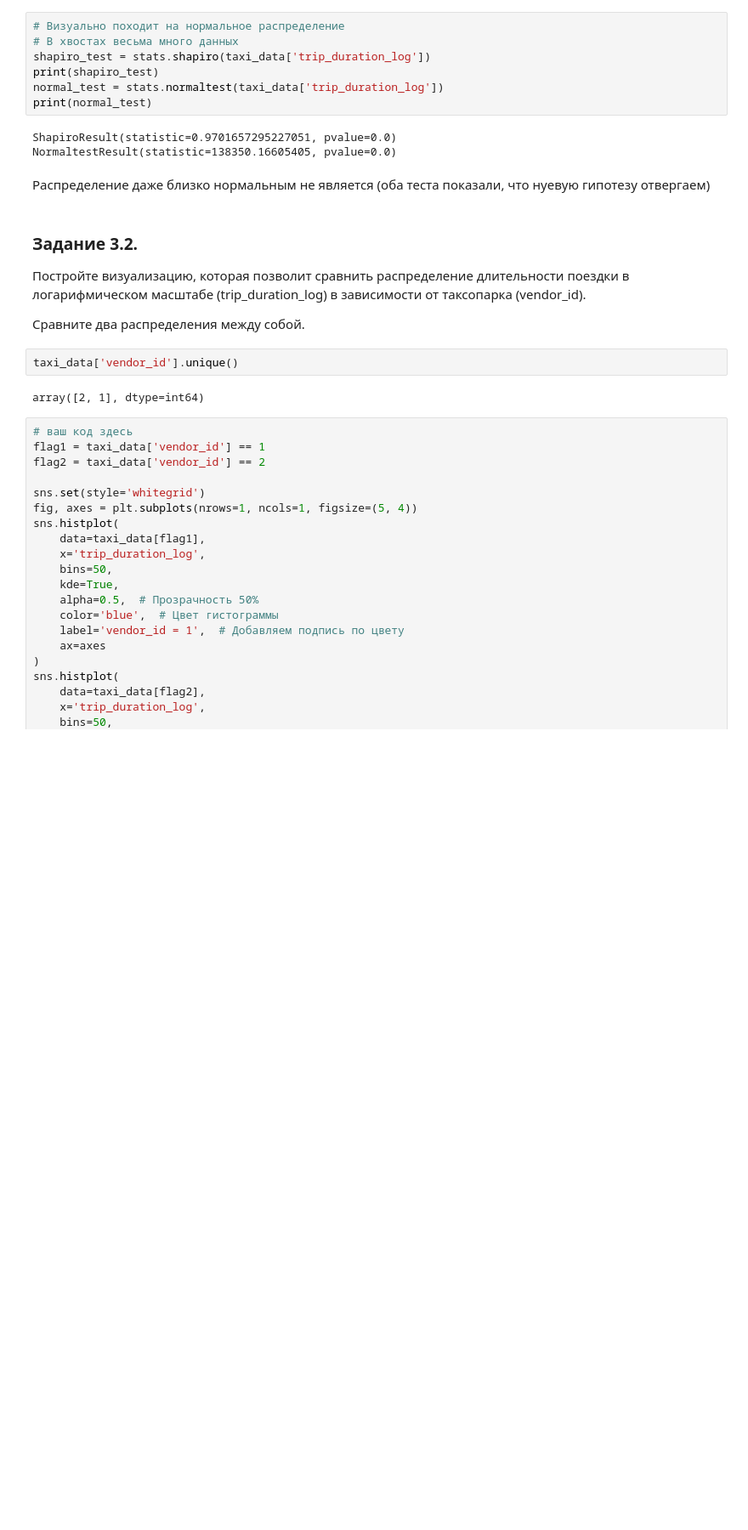
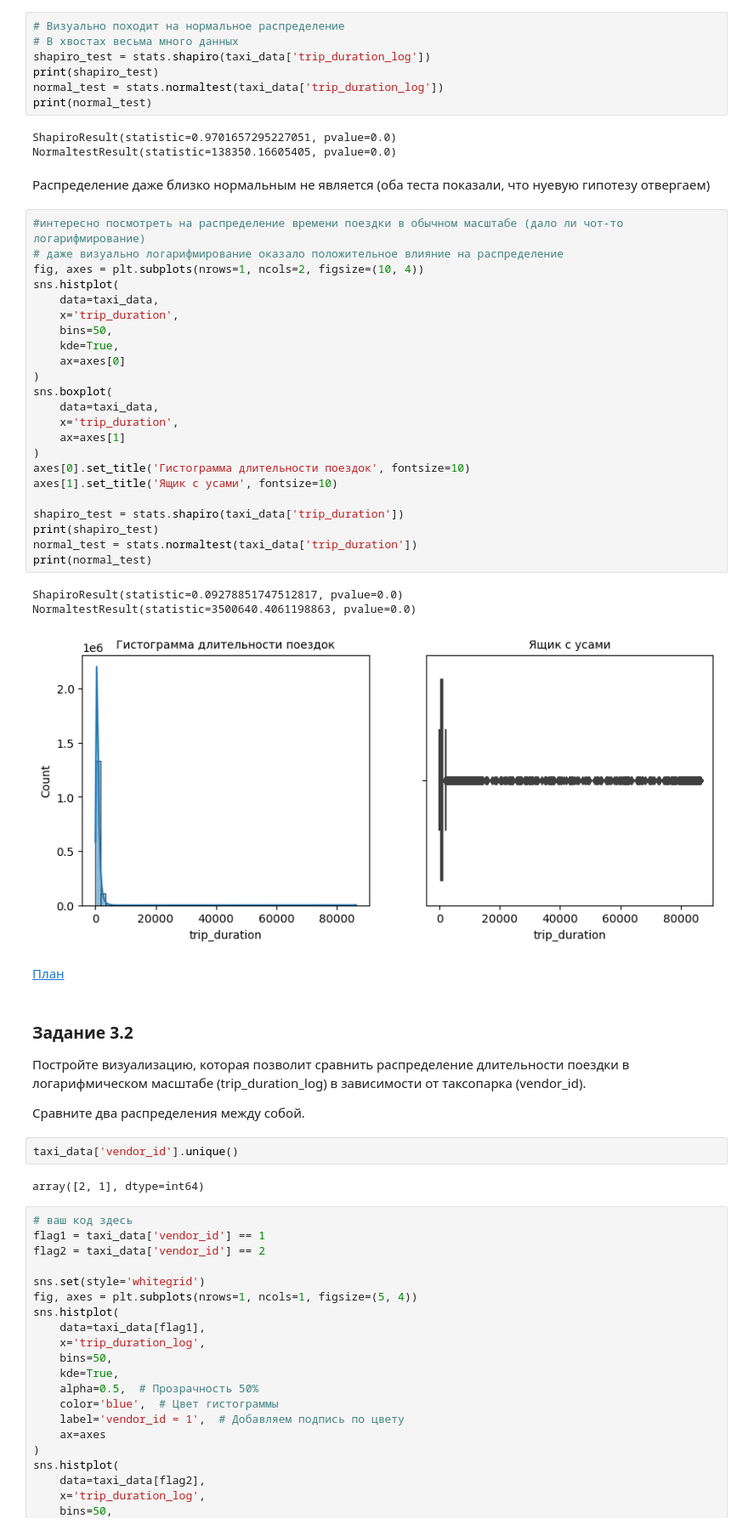
Before and after one commit to aapopov52/Project2, a Jupyter notebook: Проект2.ipynb, the cells around one changed output. Shown at 85% size. Cells and saved outputs as stored; diff of their text form; blank space fills up the shorter version.

```diff
--- a/Проект2.ipynb
+++ b/Проект2.ipynb
@@ -720,8 +812,37 @@ ShapiroResult(statistic=0.9701657295227051, pvalue=0.0)
 NormaltestResult(statistic=138350.16605405, pvalue=0.0)
 # %% [markdown]
 Распределение даже близко нормальным не является (оба теста показали, что нуевую гипотезу отвергаем)
+# %%
+#интересно посмотреть на распределение времени поездки в обычном масштабе (дало ли чот-то логарифмирование)
+# даже визуально логарифмирование оказало положительное влияние на распределение
+fig, axes = plt.subplots(nrows=1, ncols=2, figsize=(10, 4))
+sns.histplot(
+    data=taxi_data,
+    x='trip_duration',
+    bins=50,
+    kde=True,
+    ax=axes[0]
+)
+sns.boxplot(
+    data=taxi_data,
+    x='trip_duration',
+    ax=axes[1]
+)
+axes[0].set_title('Гистограмма длительности поездок', fontsize=10)
+axes[1].set_title('Ящик с усами', fontsize=10)
+
+shapiro_test = stats.shapiro(taxi_data['trip_duration'])
+print(shapiro_test)
+normal_test = stats.normaltest(taxi_data['trip_duration'])
+print(normal_test)
+# %% [output]
+ShapiroResult(statistic=0.09278851747512817, pvalue=0.0)
+NormaltestResult(statistic=3500640.4061198863, pvalue=0.0)
+[figure, added]
+# %% [markdown]
+[План](#plan)
 # %% [markdown]
-### Задание 3.2.
+### Задание 3.2<a id="3.2"></a>
 Постройте визуализацию, которая позволит сравнить распределение длительности поездки в логарифмическом масштабе (trip_duration_log) в зависимости от таксопарка (vendor_id).
 
 Сравните два распределения между собой.
```
Also changed, not shown: parts of 194 cells of this notebook.
